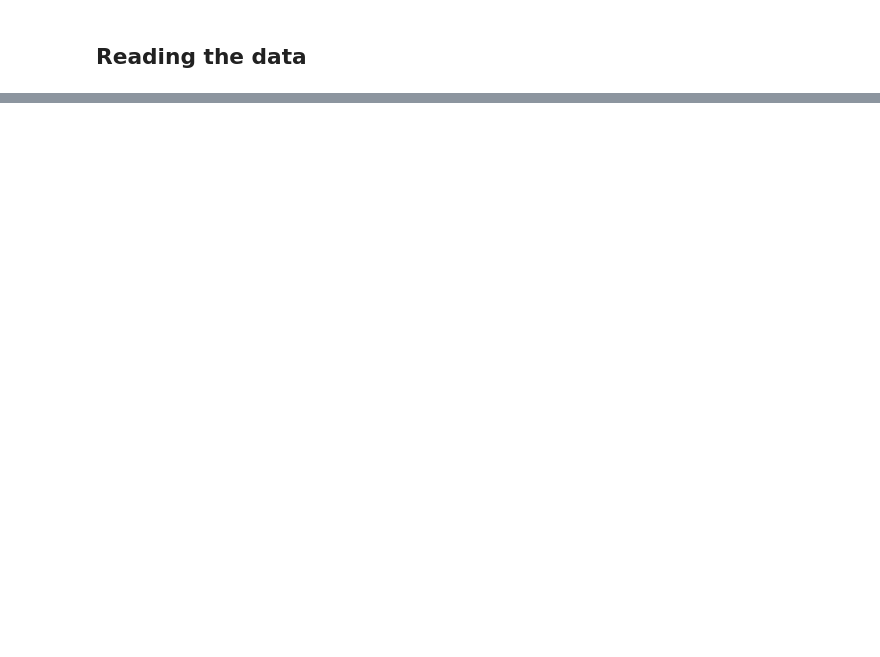
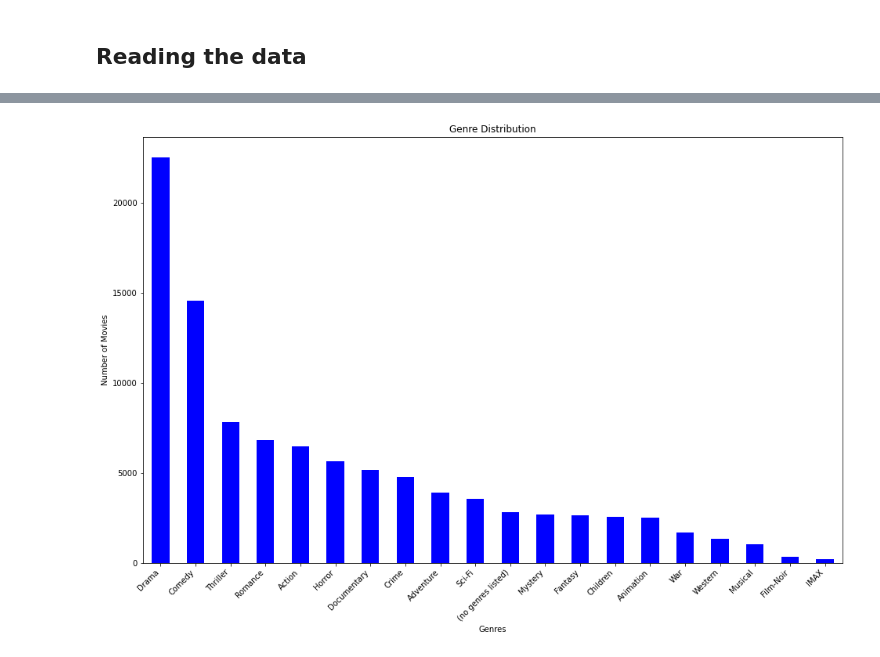
Before and after one commit to randellmwania/Movie-Recommendation-System, a Jupyter notebook: movie.ipynb, the cells around one changed output, grey strips where cells are left out. Cells and saved outputs as stored; diff of their text form; code cells hidden in the pictures; blank space fills up the shorter version.

```diff
--- a/movie.ipynb
+++ b/movie.ipynb
@@ -42,0 +200,6 @@ FileNotFoundError: [Errno 2] No such file or directory: 'tags.csv'
+# %%
+# Split the genres column into a list of genres
+merged_df['genres'] = merged_df['genres'].str.split('|')
+
+# Display the updated DataFrame
+print(merged_df.head())
@@ -42,0 +299,17 @@ FileNotFoundError: [Errno 2] No such file or directory: 'tags.csv'
+# %%
+# Plot a bar chart for genre distribution
+# Flatten the 'genres' lists
+all_genres = [genre for genres_list in merged_df['genres'] for genre in genres_list]
+
+genre_counts = pd.Series(all_genres).value_counts()
+
+# plotting the distribution
+plt.figure(figsize=(16, 10))
+genre_counts.plot(kind='bar', color='blue')
+plt.title('Genre Distribution')
+plt.xlabel('Genres')
+plt.ylabel('Number of Movies')
+plt.xticks(rotation=45, ha='right')
+plt.show()
+# %% [output]
+[figure, added]
```
Also changed, not shown: parts of 29 cells of this notebook.
